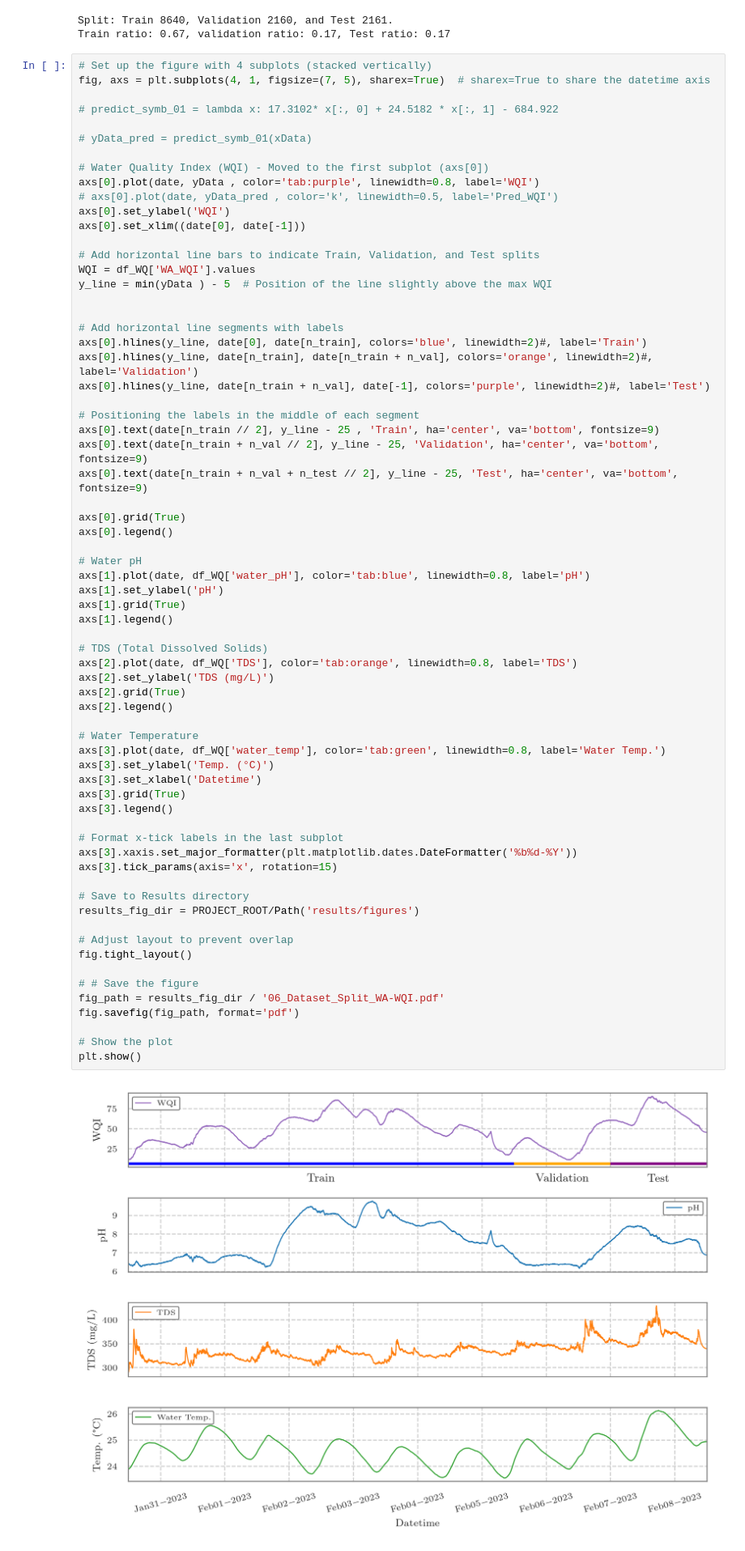
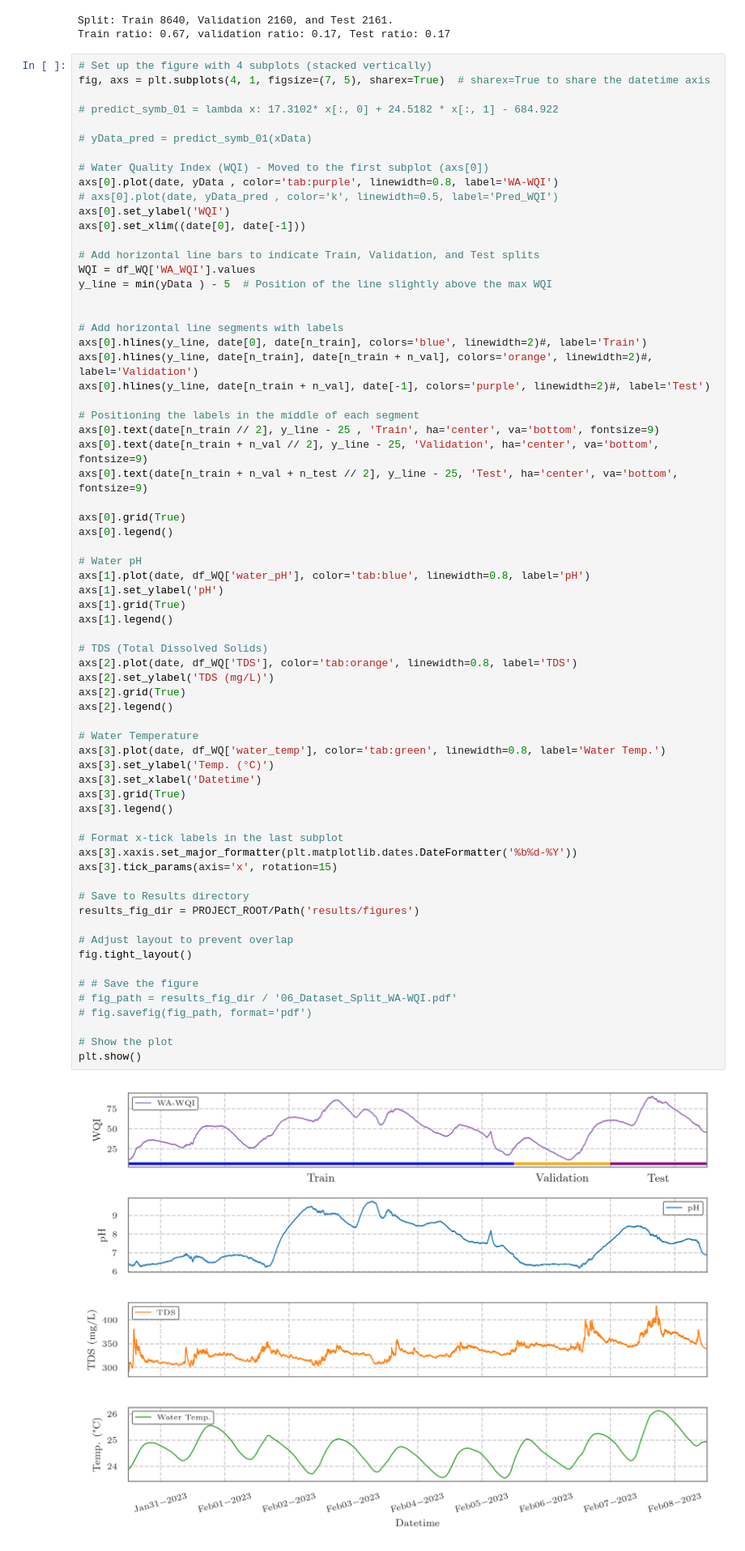
Before and after one commit to igendriz/KAN-WQI-Analysis, a Jupyter notebook: notebooks/case-study_01/Train_Evaluate_Models01.ipynb, the cells around one changed output. Shown at 81% size. Cells and saved outputs as stored; diff of their text form.

```diff
--- a/notebooks/case-study_01/Train_Evaluate_Models01.ipynb
+++ b/notebooks/case-study_01/Train_Evaluate_Models01.ipynb
@@ -143,7 +143,7 @@ fig, axs = plt.subplots(4, 1, figsize=(7, 5), sharex=True)  # sharex=True to sha
 # yData_pred = predict_symb_01(xData)
 
 # Water Quality Index (WQI) - Moved to the first subplot (axs[0])
-axs[0].plot(date, yData , color='tab:purple', linewidth=0.8, label='WQI')
+axs[0].plot(date, yData , color='tab:purple', linewidth=0.8, label='WA-WQI')
 # axs[0].plot(date, yData_pred , color='k', linewidth=0.5, label='Pred_WQI')
 axs[0].set_ylabel('WQI')
 axs[0].set_xlim((date[0], date[-1]))
@@ -173,36 +173,36 @@ axs[1].grid(True)
 axs[1].legend()
 
 # TDS (Total Dissolved Solids)
 axs[2].plot(date, df_WQ['TDS'], color='tab:orange', linewidth=0.8, label='TDS')
 axs[2].set_ylabel('TDS (mg/L)')
 axs[2].grid(True)
 axs[2].legend()
 
 # Water Temperature
 axs[3].plot(date, df_WQ['water_temp'], color='tab:green', linewidth=0.8, label='Water Temp.')
 axs[3].set_ylabel('Temp. (°C)')
 axs[3].set_xlabel('Datetime')
 axs[3].grid(True)
 axs[3].legend()
 
 # Format x-tick labels in the last subplot
 axs[3].xaxis.set_major_formatter(plt.matplotlib.dates.DateFormatter('%b%d-%Y'))
 axs[3].tick_params(axis='x', rotation=15)
 
 # Save to Results directory
 results_fig_dir = PROJECT_ROOT/Path('results/figures')
 
 # Adjust layout to prevent overlap
 fig.tight_layout()
 
 # # Save the figure
-fig_path = results_fig_dir / '06_Dataset_Split_WA-WQI.pdf'
-fig.savefig(fig_path, format='pdf')
+# fig_path = results_fig_dir / '06_Dataset_Split_WA-WQI.pdf'
+# fig.savefig(fig_path, format='pdf')
 
 # Show the plot
 plt.show()
 # %% [output]
-[figure, old version]
+[figure, new version]
 # %%
 # Convert input features to torch tensors
 train_input = torch.tensor(x_train, dtype=torch.float32)
```
Also changed, not shown: parts of 10 cells of this notebook, 15 other files.
